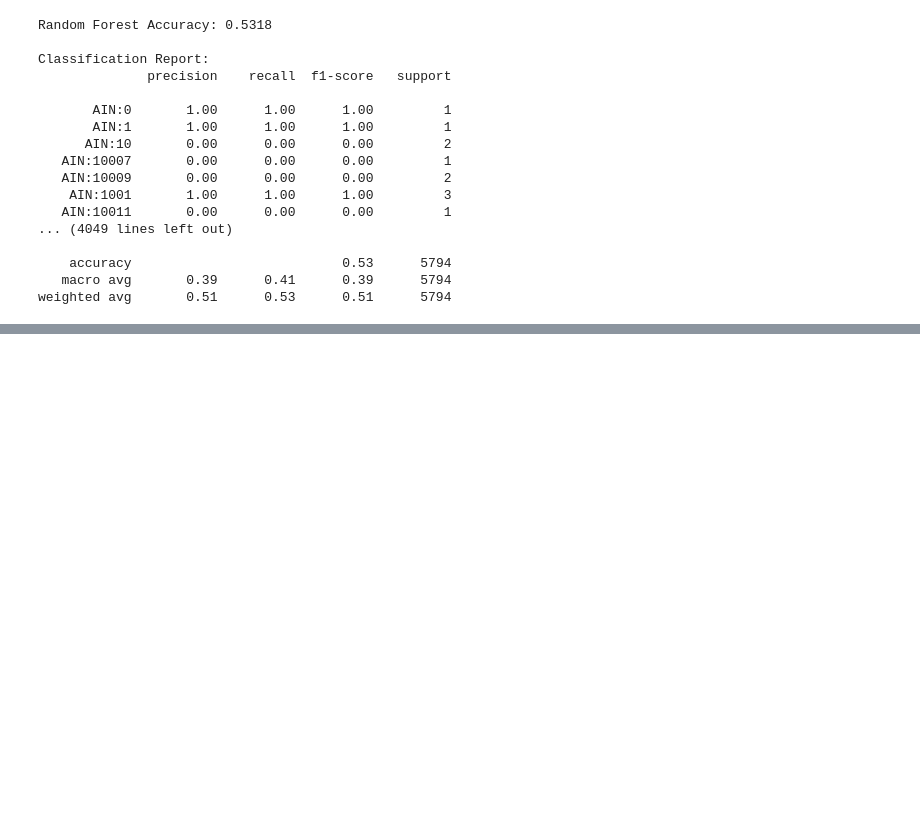
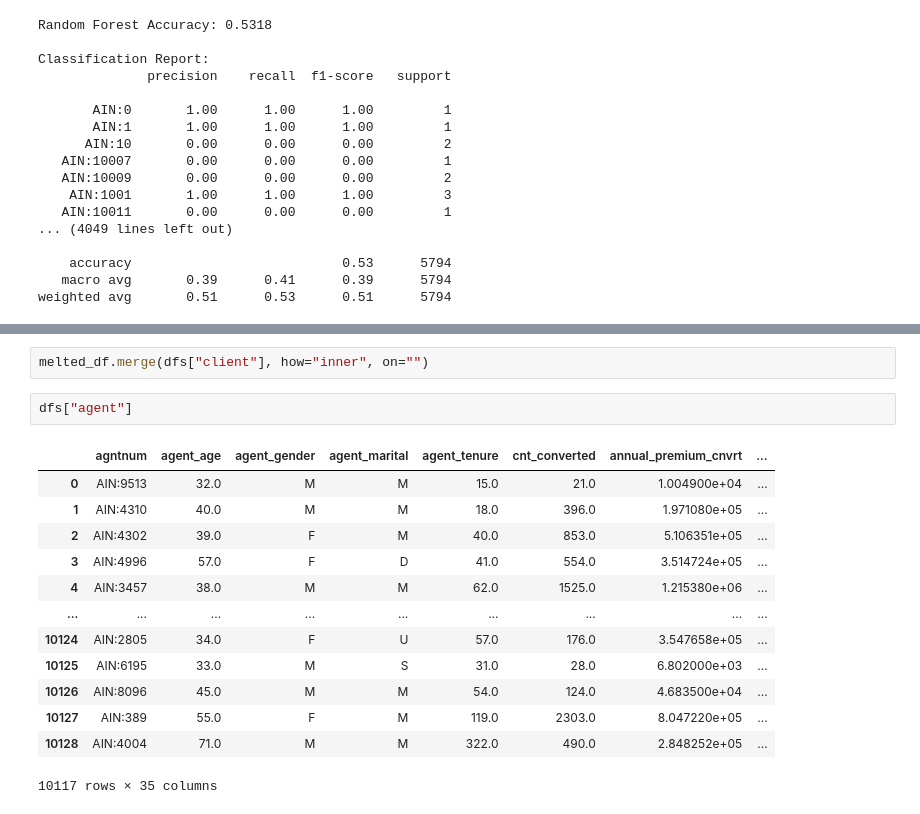
Before and after one commit to pragya77-beep/Datathon-2025, a Jupyter notebook: BigTree copy.ipynb, the cells around one changed output, grey strips where cells are left out. Drawn from its saved outputs; the diff is of its cells as text; blank space fills up the shorter version.

```diff
--- a/BigTree copy.ipynb
+++ b/BigTree copy.ipynb
@@ -681,0 +701,18 @@ weighted avg       0.51      0.53      0.51      5794
+# %%
+melted_df.merge(dfs["client"], how="inner", on="")
+# %%
+dfs["agent"]
+# %% [output]
+|  | agntnum | agent_age | agent_gender | agent_marital | agent_tenure | cnt_converted | annual_premium_cnvrt | ... |
+| 0 | AIN:9513 | 32.0 | M | M | 15.0 | 21.0 | 1.004900e+04 | ... |
+| 1 | AIN:4310 | 40.0 | M | M | 18.0 | 396.0 | 1.971080e+05 | ... |
+| 2 | AIN:4302 | 39.0 | F | M | 40.0 | 853.0 | 5.106351e+05 | ... |
+| 3 | AIN:4996 | 57.0 | F | D | 41.0 | 554.0 | 3.514724e+05 | ... |
+| 4 | AIN:3457 | 38.0 | M | M | 62.0 | 1525.0 | 1.215380e+06 | ... |
+| ... | ... | ... | ... | ... | ... | ... | ... | ... |
+| 10124 | AIN:2805 | 34.0 | F | U | 57.0 | 176.0 | 3.547658e+05 | ... |
+| 10125 | AIN:6195 | 33.0 | M | S | 31.0 | 28.0 | 6.802000e+03 | ... |
+| 10126 | AIN:8096 | 45.0 | M | M | 54.0 | 124.0 | 4.683500e+04 | ... |
+| 10127 | AIN:389 | 55.0 | F | M | 119.0 | 2303.0 | 8.047220e+05 | ... |
+| 10128 | AIN:4004 | 71.0 | M | M | 322.0 | 490.0 | 2.848252e+05 | ... |
+10117 rows × 35 columns
```
Also changed, not shown: parts of 12 cells of this notebook.
